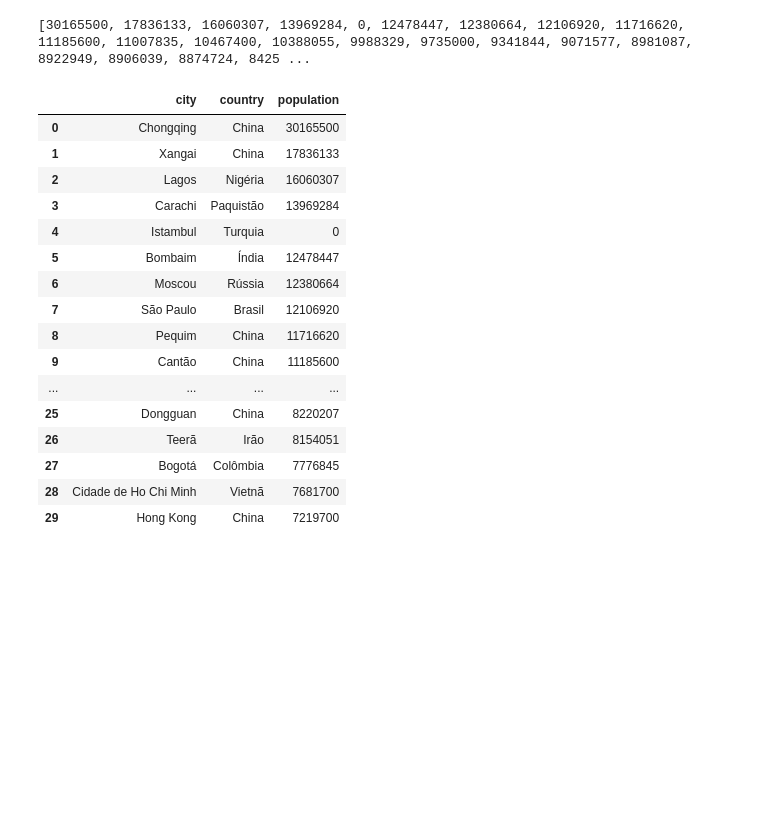
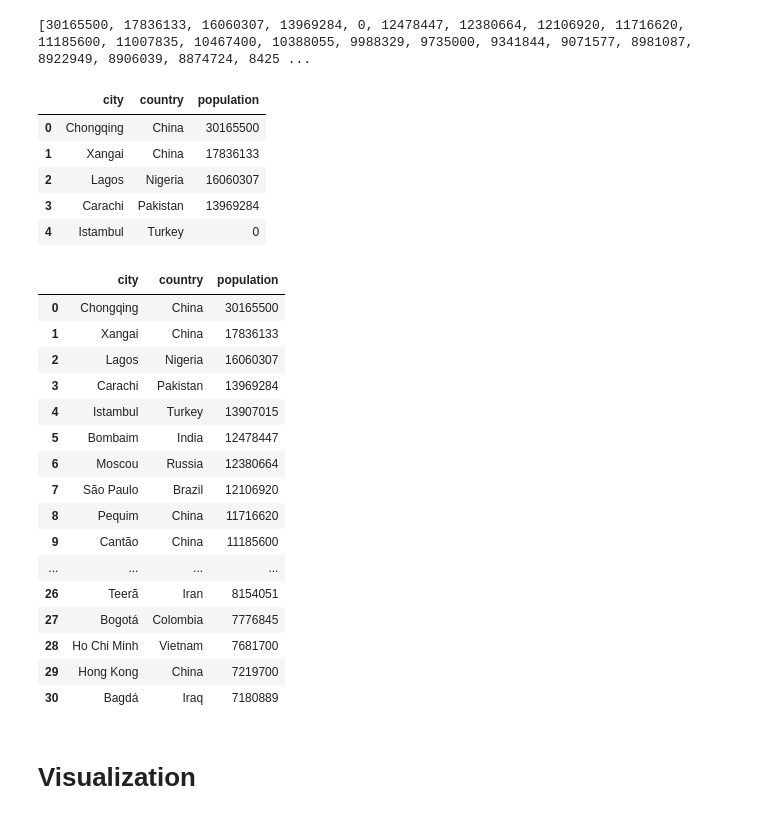
Before and after one commit to ta-data-lis/Project-Week-3-Data-Thieves, a Jupyter notebook: your-project/Scrapping_Wiki.ipynb, the cells around one changed output. Drawn from its saved outputs; the diff is of its cells as text; code cells hidden in the pictures; blank space fills up the shorter version.

```diff
--- a/your-project/Scrapping_Wiki.ipynb
+++ b/your-project/Scrapping_Wiki.ipynb
@@ -68,30 +69,49 @@ print(population)
 [30165500, 17836133, 16060307, 13969284, 0, 12478447, 12380664, 12106920, 11716620, 11185600, 11007835, 10467400, 10388055, 9988329, 9735000, 9341844, 9071577, 8981087, 8922949, 8906039, 8874724, 8425 ...
 # %%
 # To data Frame
+country = ['China', 'China', 'Nigeria', 'Pakistan', 'Turkey', 'India', 'Russia', 'Brazil', 'China', 'China', 'India', 'China', 'Korea Africa','Indonesia','Democratic Republic of Congo','China','Japan','India','Egypt','Bangladesh','Mexico','India','United States','United Kingdom','Thailand','China','Iran','Colombia','Vietnam','China','Iraq']
+len(city)
 data = {'city': city, 'country': country, 'population': population}
 data = pd.DataFrame(data)
-data.head(30)
+data.head()
 # %% [output]
 |  | city | country | population |
 | 0 | Chongqing | China | 30165500 |
 | 1 | Xangai | China | 17836133 |
-| 2 | Lagos | Nigéria | 16060307 |
-| 3 | Carachi | Paquistão | 13969284 |
-| 4 | Istambul | Turquia | 0 |
-| 5 | Bombaim | Índia | 12478447 |
-| 6 | Moscou | Rússia | 12380664 |
-| 7 | São Paulo | Brasil | 12106920 |
-| 8 | Pequim | China | 11716620 |
-| 9 | Cantão | China | 11185600 |
-| ... | ... | ... | ... |
-| 25 | Dongguan | China | 8220207 |
-| 26 | Teerã | Irão | 8154051 |
-| 27 | Bogotá | Colômbia | 7776845 |
-| 28 | Cidade de Ho Chi Minh | Vietnã | 7681700 |
-| 29 | Hong Kong | China | 7219700 |
+| 2 | Lagos | Nigeria | 16060307 |
+| 3 | Carachi | Pakistan | 13969284 |
+| 4 | Istambul | Turkey | 0 |
+# %%
+# Data Cleaning
+# Preencher valor de Istambul
+data = data.set_value(index = 4, col = 'population', value = 13907015)
+data = data.set_value(index = 28, col = 'city', value = 'Ho Chi Minh')
+# Congo
+data = data.set_value(index = 14, col = 'country', value = 'Congo')
+data
+# %% [output]
+|  | city | country | population |
+| 0 | Chongqing | China | 30165500 |
+| 1 | Xangai | China | 17836133 |
+| 2 | Lagos | Nigeria | 16060307 |
+| 3 | Carachi | Pakistan | 13969284 |
+| 4 | Istambul | Turkey | 13907015 |
+| 5 | Bombaim | India | 12478447 |
+| 6 | Moscou | Russia | 12380664 |
+| 7 | São Paulo | Brazil | 12106920 |
+| 8 | Pequim | China | 11716620 |
+| 9 | Cantão | China | 11185600 |
+| ... | ... | ... | ... |
+| 26 | Teerã | Iran | 8154051 |
+| 27 | Bogotá | Colombia | 7776845 |
+| 28 | Ho Chi Minh | Vietnam | 7681700 |
+| 29 | Hong Kong | China | 7219700 |
+| 30 | Bagdá | Iraq | 7180889 |
 # %%
 # Export
 data.to_csv(r'data/population.csv')
+# %% [markdown]
+# Visualization
 # %%
 # Plot
 import seaborn as sns
```
Also changed, not shown: parts of 8 cells of this notebook, 9 other files.
